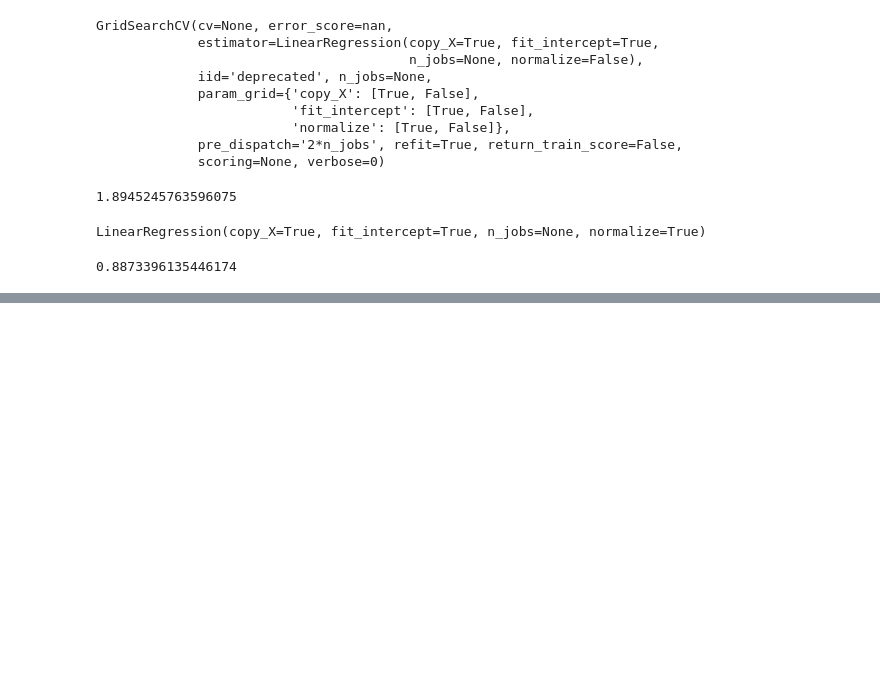
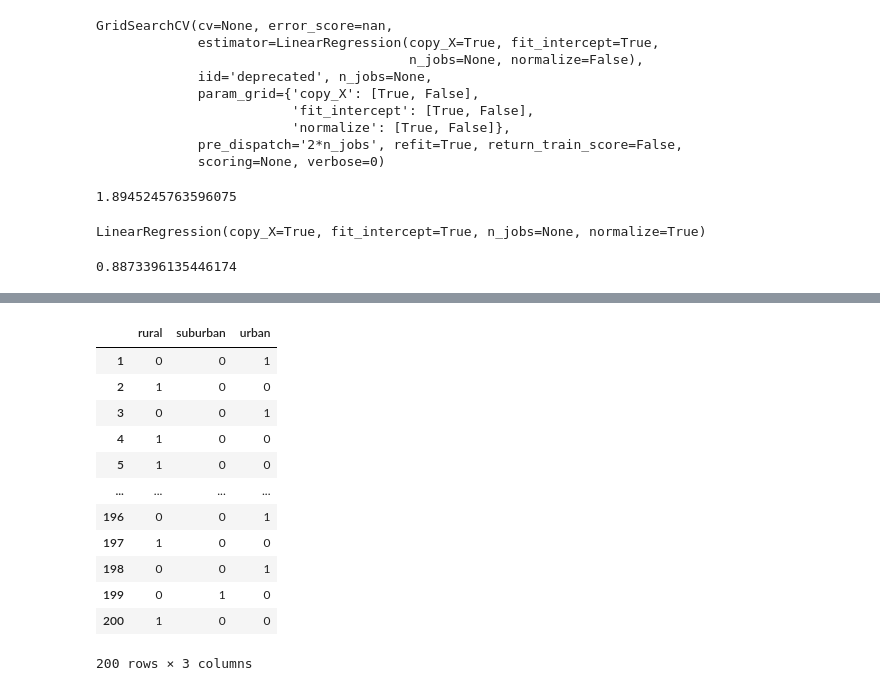
Before and after one commit to IshantWadhwa4/Machine_Learning, a Jupyter notebook: Supervisedlearning/LinReg/LinReg.ipynb, the cells around one changed output, grey strips where cells are left out. Drawn from its saved outputs; the diff is of its cells as text; code cells hidden in the pictures; blank space fills up the shorter version.

```diff
--- a/Supervisedlearning/LinReg/LinReg.ipynb
+++ b/Supervisedlearning/LinReg/LinReg.ipynb
@@ -253,0 +285,17 @@ model.best_score_
+# %%
+# convert Area to dummy varibale by one hot encoding
+pd.get_dummies(data['Area'])
+# %% [output]
+|  | rural | suburban | urban |
+| 1 | 0 | 0 | 1 |
+| 2 | 1 | 0 | 0 |
+| 3 | 0 | 0 | 1 |
+| 4 | 1 | 0 | 0 |
+| 5 | 1 | 0 | 0 |
+| ... | ... | ... | ... |
+| 196 | 0 | 0 | 1 |
+| 197 | 1 | 0 | 0 |
+| 198 | 0 | 0 | 1 |
+| 199 | 0 | 1 | 0 |
+| 200 | 1 | 0 | 0 |
+200 rows × 3 columns
```
Also changed, not shown: parts of 24 cells of this notebook.
